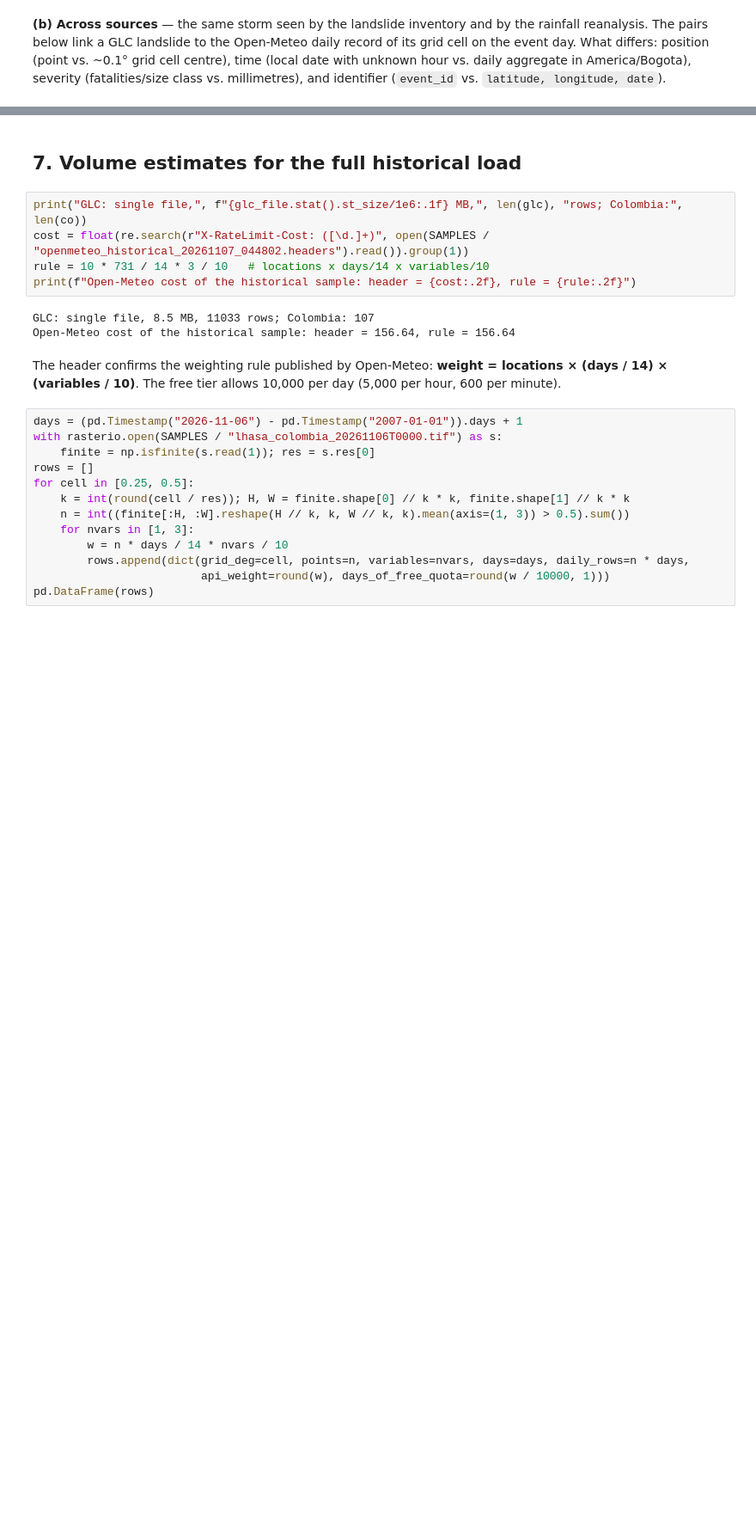
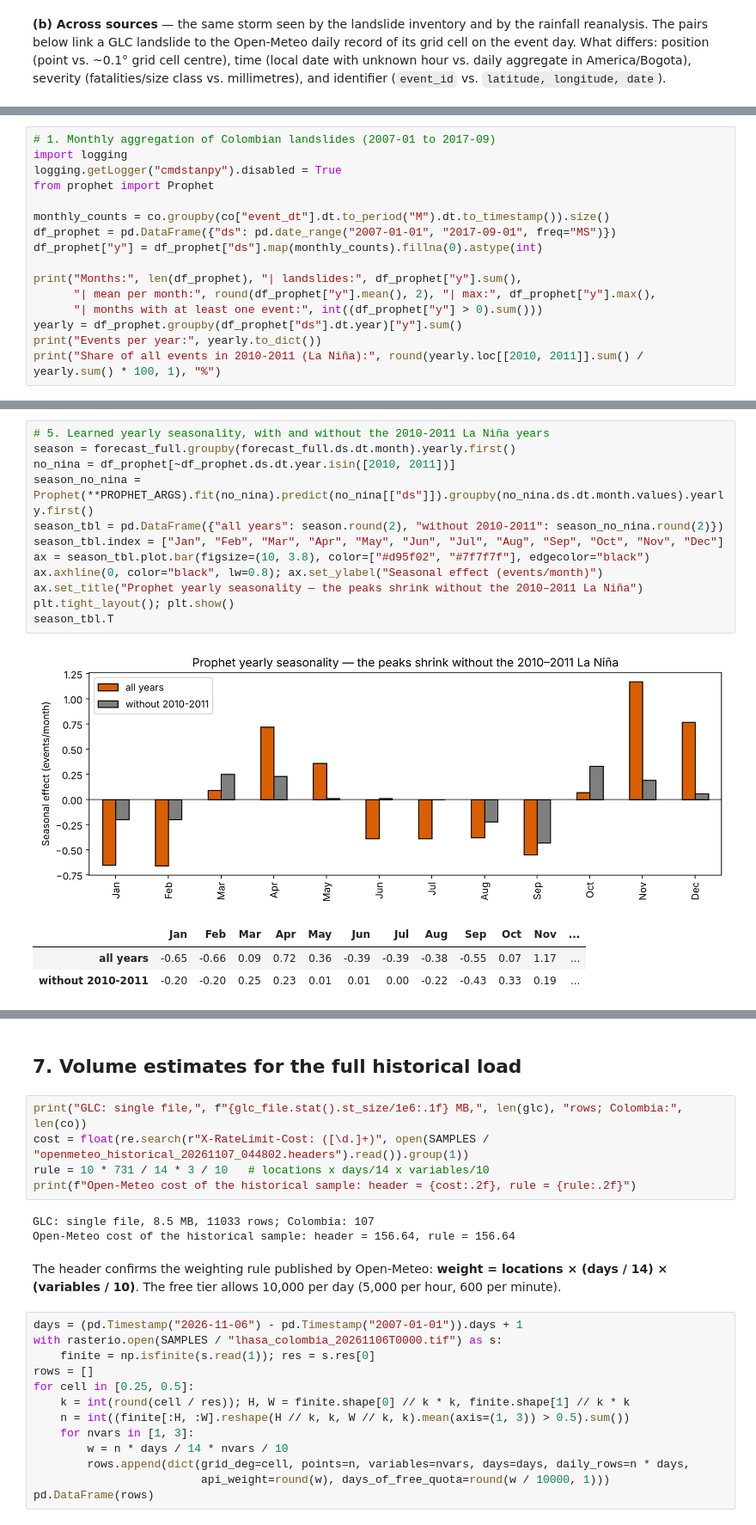
Before and after one commit to saritxm/landslide-monitoring-colombia, a Jupyter notebook: notebooks/01_source_profiling.ipynb, the cells around one changed output, grey strips where cells are left out. Shown at 86% size. Saved outputs shown, nothing was run; the diff lists cells and outputs as text; blank space fills up the shorter version.

```diff
--- a/notebooks/01_source_profiling.ipynb
+++ b/notebooks/01_source_profiling.ipynb
@@ -826,0 +672,16 @@ plt.show()
+# %%
+# 1. Monthly aggregation of Colombian landslides (2007-01 to 2017-09)
+import logging
+logging.getLogger("cmdstanpy").disabled = True
+from prophet import Prophet
+
+monthly_counts = co.groupby(co["event_dt"].dt.to_period("M").dt.to_timestamp()).size()
+df_prophet = pd.DataFrame({"ds": pd.date_range("2007-01-01", "2017-09-01", freq="MS")})
+df_prophet["y"] = df_prophet["ds"].map(monthly_counts).fillna(0).astype(int)
+
+print("Months:", len(df_prophet), "| landslides:", df_prophet["y"].sum(),
+      "| mean per month:", round(df_prophet["y"].mean(), 2), "| max:", df_prophet["y"].max(),
+      "| months with at least one event:", int((df_prophet["y"] > 0).sum()))
+yearly = df_prophet.groupby(df_prophet["ds"].dt.year)["y"].sum()
+print("Events per year:", yearly.to_dict())
+print("Share of all events in 2010-2011 (La Niña):", round(yearly.loc[[2010, 2011]].sum() / yearly.sum() * 100, 1), "%")
@@ -826,0 +801,17 @@ plt.show()
+# %%
+# 5. Learned yearly seasonality, with and without the 2010-2011 La Niña years
+season = forecast_full.groupby(forecast_full.ds.dt.month).yearly.first()
+no_nina = df_prophet[~df_prophet.ds.dt.year.isin([2010, 2011])]
+season_no_nina = Prophet(**PROPHET_ARGS).fit(no_nina).predict(no_nina[["ds"]]).groupby(no_nina.ds.dt.month.values).yearly.first()
+season_tbl = pd.DataFrame({"all years": season.round(2), "without 2010-2011": season_no_nina.round(2)})
+season_tbl.index = ["Jan", "Feb", "Mar", "Apr", "May", "Jun", "Jul", "Aug", "Sep", "Oct", "Nov", "Dec"]
+ax = season_tbl.plot.bar(figsize=(10, 3.8), color=["#d95f02", "#7f7f7f"], edgecolor="black")
+ax.axhline(0, color="black", lw=0.8); ax.set_ylabel("Seasonal effect (events/month)")
+ax.set_title("Prophet yearly seasonality — the peaks shrink without the 2010–2011 La Niña")
+plt.tight_layout(); plt.show()
+season_tbl.T
+# %% [output]
+[figure, added]
+|  | Jan | Feb | Mar | Apr | May | Jun | Jul | Aug | Sep | Oct | Nov | ... |
+| all years | -0.65 | -0.66 | 0.09 | 0.72 | 0.36 | -0.39 | -0.39 | -0.38 | -0.55 | 0.07 | 1.17 | ... |
+| without 2010-2011 | -0.20 | -0.20 | 0.25 | 0.23 | 0.01 | 0.01 | 0.00 | -0.22 | -0.43 | 0.33 | 0.19 | ... |
```
Also changed, not shown: parts of 14 cells of this notebook, 2 other files.
